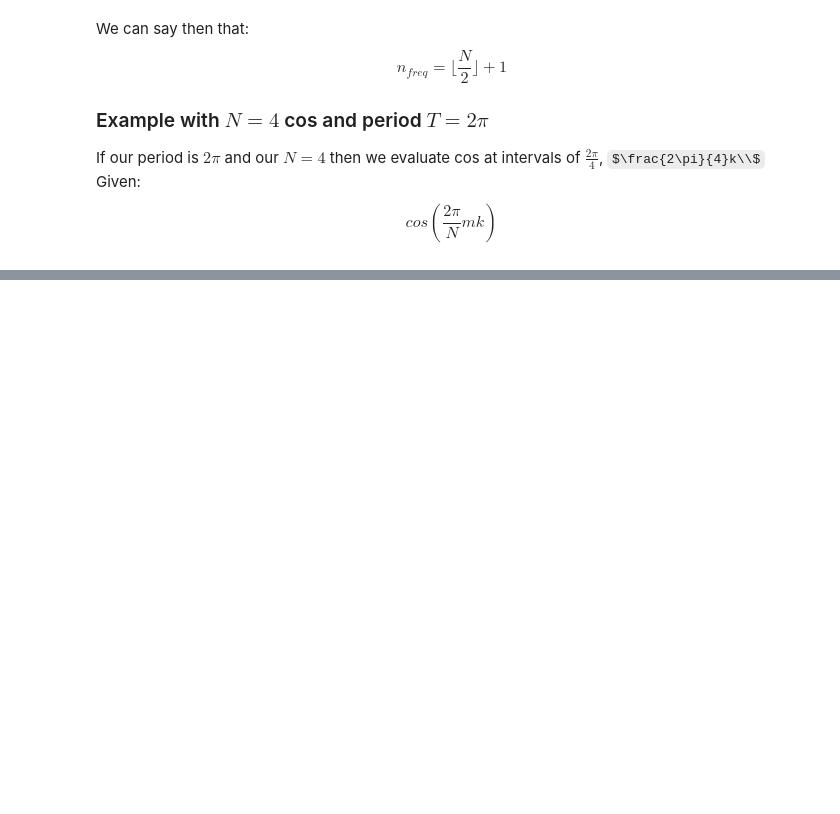
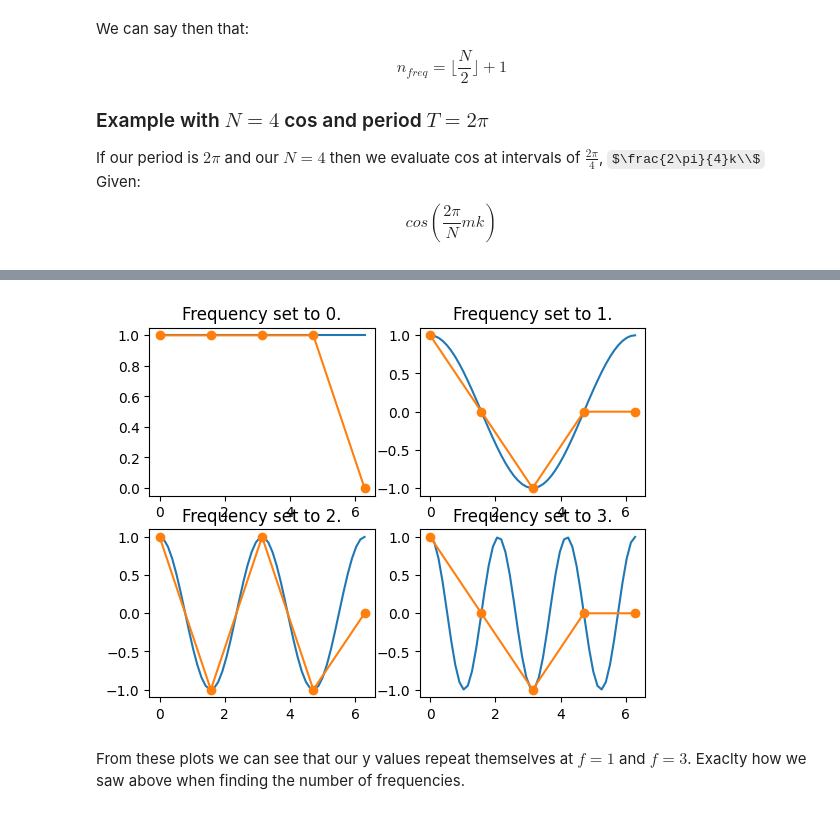
Before and after one commit to DylanReidRamelli/Bachelor-Project-2023, a Jupyter notebook: notebook/fourier.ipynb, the cells around one changed output, grey strips where cells are left out. Saved outputs shown, nothing was run; the diff lists cells and outputs as text; code cells hidden in the pictures; some formulas as TeX source; blank space fills up the shorter version.

```diff
--- a/notebook/fourier.ipynb
+++ b/notebook/fourier.ipynb
@@ -116,0 +119,59 @@ plt.show()
+# %%
+import matplotlib.animation as anim
+x = np.linspace(0,T, 5)
+y = np.zeros_like(x)
+m = 0
+
+x_cos = np.linspace(0,T)
+y_cos = np.cos(x_cos * m)
+
+
+y[0] = np.cos(x[0] * m)
+y[1] = np.cos(x[1]* m)
+y[2] = np.cos(x[2]* m)
+y[3] = np.cos(x[3]* m)
+
+figure, ax = plt.subplots(2,2)
+
+ax[0, 0].plot(x_cos, y_cos)
+ax[0, 0].plot(x, y, marker = 'o')
+ax[0, 0].set_title("Frequency set to 0.")
+
+m = 1
+y_cos = np.cos(x_cos * m)
+y[0] = np.cos(x[0] * m)
+y[1] = np.cos(x[1]* m)
+y[2] = np.cos(x[2]* m)
+y[3] = np.cos(x[3]* m)
+
+ax[0, 1].plot(x_cos, y_cos)
+ax[0, 1].plot(x, y, marker = 'o')
+ax[0, 1].set_title("Frequency set to 1.")
+m = 2
+
+y_cos = np.cos(x_cos * m)
+y[0] = np.cos(x[0] * m)
+y[1] = np.cos(x[1]* m)
+y[2] = np.cos(x[2]* m)
+y[3] = np.cos(x[3]* m)
+
+ax[1, 0].plot(x_cos, y_cos)
+ax[1, 0].plot(x, y, marker = 'o')
+ax[1, 0].set_title("Frequency set to 2.")
+
+m = 3
+y_cos = np.cos(x_cos * m)
+y[0] = np.cos(x[0] * m)
+y[1] = np.cos(x[1]* m)
+y[2] = np.cos(x[2]* m)
+y[3] = np.cos(x[3]* m)
+
+ax[1, 1].plot(x_cos, y_cos)
+ax[1, 1].plot(x, y, marker = 'o')
+ax[1, 1].set_title("Frequency set to 3.")
+
+plt.show()
+# %% [output]
+[figure, added]
+# %% [markdown]
+From these plots we can see that our y values repeat themselves at $f=1$ and $f=3$. Exaclty how we saw above when finding the number of frequencies.
```
Also changed, not shown: parts of 6 cells of this notebook.
